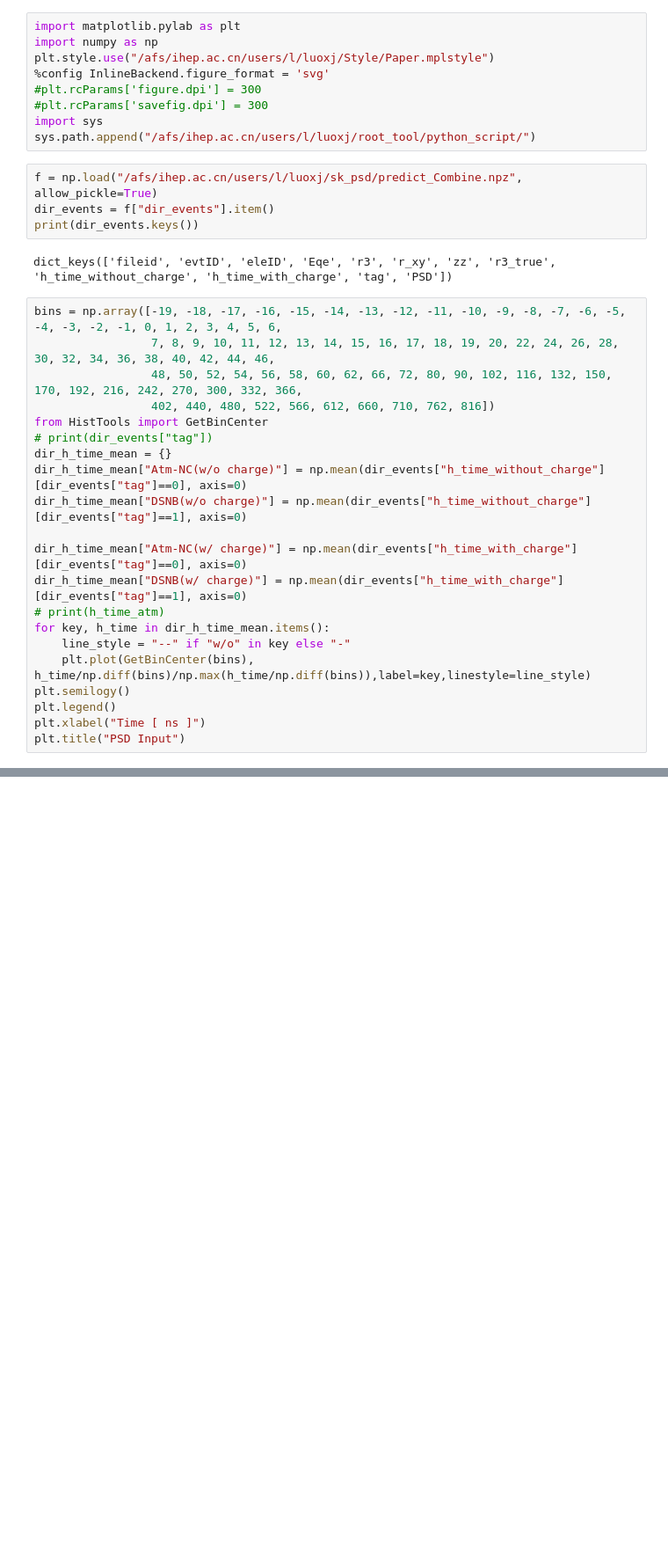
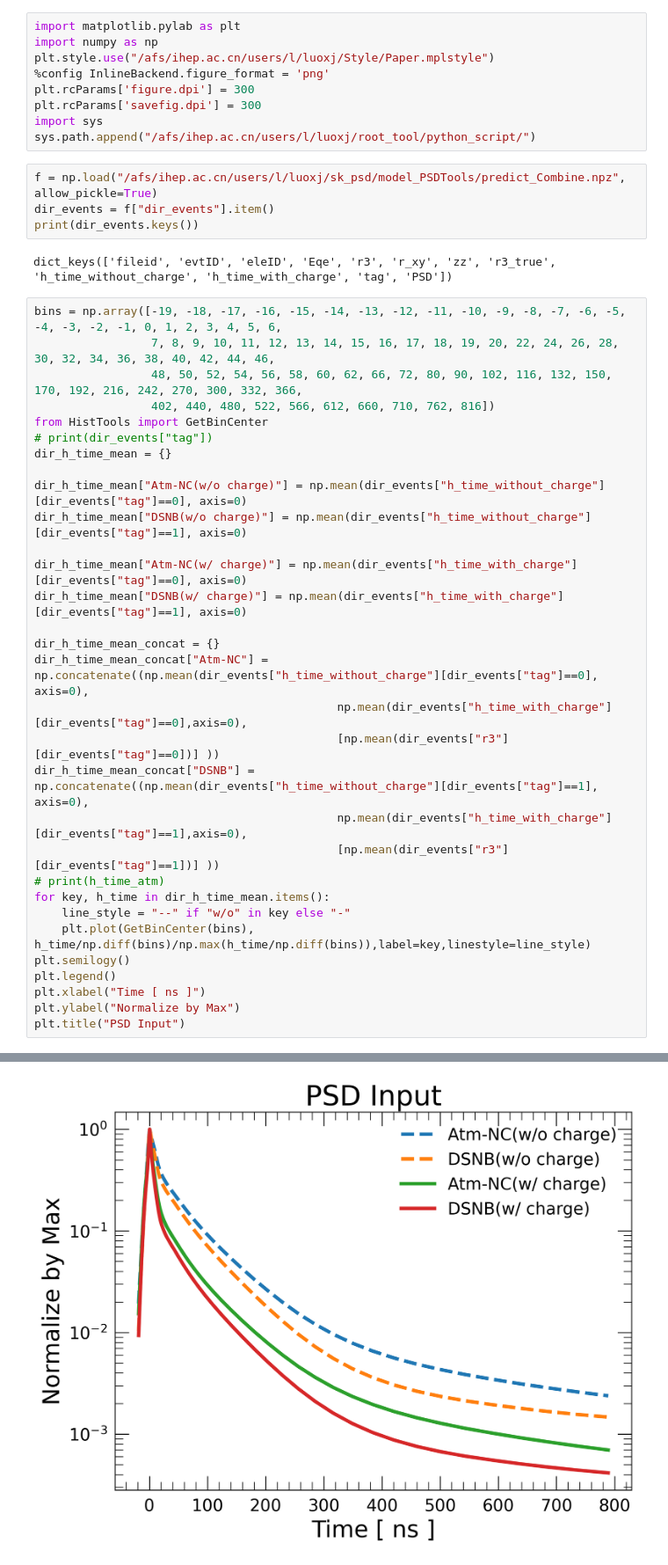
Before and after one commit to jack595/sk_DSNB, a Jupyter notebook: sk_psd/PSDToolsResults_Atm.ipynb, the cells around one changed output, grey strips where cells are left out. Shown at 88% size. Saved outputs shown, nothing was run; the diff lists cells and outputs as text; blank space fills up the shorter version.

```diff
--- a/sk_psd/PSDToolsResults_Atm.ipynb
+++ b/sk_psd/PSDToolsResults_Atm.ipynb
@@ -2,13 +2,13 @@
 import matplotlib.pylab as plt
 import numpy as np
 plt.style.use("/afs/ihep.ac.cn/users/l/luoxj/Style/Paper.mplstyle")
-%config InlineBackend.figure_format = 'svg'
-#plt.rcParams['figure.dpi'] = 300
-#plt.rcParams['savefig.dpi'] = 300
+%config InlineBackend.figure_format = 'png'
+plt.rcParams['figure.dpi'] = 300
+plt.rcParams['savefig.dpi'] = 300
 import sys
 sys.path.append("/afs/ihep.ac.cn/users/l/luoxj/root_tool/python_script/")
 # %%
-f = np.load("/afs/ihep.ac.cn/users/l/luoxj/sk_psd/predict_Combine.npz", allow_pickle=True)
+f = np.load("/afs/ihep.ac.cn/users/l/luoxj/sk_psd/model_PSDTools/predict_Combine.npz", allow_pickle=True)
 dir_events = f["dir_events"].item()
 print(dir_events.keys())
 # %% [output]
@@ -21,11 +21,20 @@ bins = np.array([-19, -18, -17, -16, -15, -14, -13, -12, -11, -10, -9, -8, -7, -
 from HistTools import GetBinCenter
 # print(dir_events["tag"])
 dir_h_time_mean = {}
+
 dir_h_time_mean["Atm-NC(w/o charge)"] = np.mean(dir_events["h_time_without_charge"][dir_events["tag"]==0], axis=0)
 dir_h_time_mean["DSNB(w/o charge)"] = np.mean(dir_events["h_time_without_charge"][dir_events["tag"]==1], axis=0)
 
 dir_h_time_mean["Atm-NC(w/ charge)"] = np.mean(dir_events["h_time_with_charge"][dir_events["tag"]==0], axis=0)
 dir_h_time_mean["DSNB(w/ charge)"] = np.mean(dir_events["h_time_with_charge"][dir_events["tag"]==1], axis=0)
+
+dir_h_time_mean_concat = {}
+dir_h_time_mean_concat["Atm-NC"] = np.concatenate((np.mean(dir_events["h_time_without_charge"][dir_events["tag"]==0], axis=0),
+                                            np.mean(dir_events["h_time_with_charge"][dir_events["tag"]==0],axis=0),
+                                            [np.mean(dir_events["r3"][dir_events["tag"]==0])] ))
+dir_h_time_mean_concat["DSNB"] = np.concatenate((np.mean(dir_events["h_time_without_charge"][dir_events["tag"]==1], axis=0),
+                                            np.mean(dir_events["h_time_with_charge"][dir_events["tag"]==1],axis=0),
+                                            [np.mean(dir_events["r3"][dir_events["tag"]==1])] ))
 # print(h_time_atm)
 for key, h_time in dir_h_time_mean.items():
     line_style = "--" if "w/o" in key else "-"
@@ -33,6 +42,7 @@ for key, h_time in dir_h_time_mean.items():
 plt.semilogy()
 plt.legend()
 plt.xlabel("Time [ ns ]")
+plt.ylabel("Normalize by Max")
 plt.title("PSD Input")
 # %% [output]
 Text(0.5, 1.0, 'PSD Input')
@@ -39,0 +49 @@ Text(0.5, 1.0, 'PSD Input')
+[figure, added]
```
Also changed, not shown: parts of 8 cells of this notebook, 13 other files.
